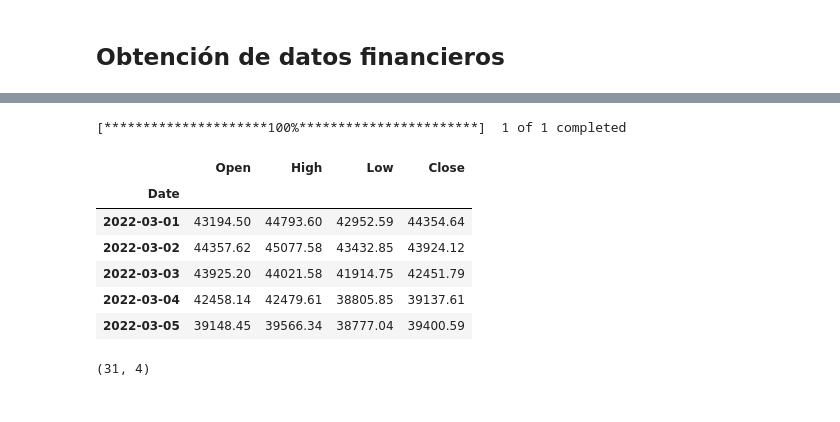
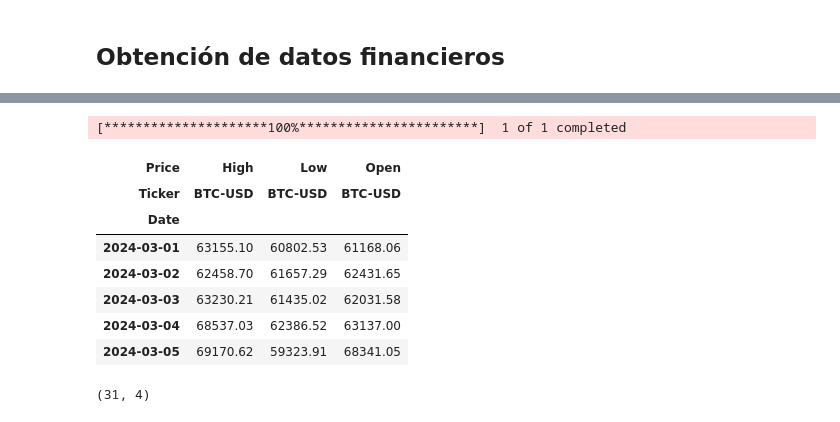
Before and after one commit to Viny2030/UMSA-Analisis_de_datos, a Jupyter notebook: pd_03.ipynb, the cells around one changed output, grey strips where cells are left out. Saved outputs shown, nothing was run; the diff lists cells and outputs as text; code cells hidden in the pictures.

```diff
--- a/pd_03.ipynb
+++ b/pd_03.ipynb
@@ -161,16 +164,17 @@ btc_febrero.shape
 # %%
-btc_marzo = yf.download("BTC-USD", start="2022-03-01", end="2022-04-01").round(2)
-btc_marzo.drop(columns=["Volume","Adj Close"], inplace=True)
+btc_marzo = yf.download("BTC-USD", start="2024-03-01", end="2024-04-01").round(2)
+btc_marzo.drop(columns=["Volume","Close"], inplace=True)
 btc_marzo.head()
 # %% [output]
 [*********************100%***********************]  1 of 1 completed
-|  | Open | High | Low | Close |
-| Date |  |  |  |  |
-| 2022-03-01 | 43194.50 | 44793.60 | 42952.59 | 44354.64 |
-| 2022-03-02 | 44357.62 | 45077.58 | 43432.85 | 43924.12 |
-| 2022-03-03 | 43925.20 | 44021.58 | 41914.75 | 42451.79 |
-| 2022-03-04 | 42458.14 | 42479.61 | 38805.85 | 39137.61 |
-| 2022-03-05 | 39148.45 | 39566.34 | 38777.04 | 39400.59 |
+| Price | High | Low | Open |
+| Ticker | BTC-USD | BTC-USD | BTC-USD |
+| Date |  |  |  |
+| 2024-03-01 | 63155.10 | 60802.53 | 61168.06 |
+| 2024-03-02 | 62458.70 | 61657.29 | 62431.65 |
+| 2024-03-03 | 63230.21 | 61435.02 | 62031.58 |
+| 2024-03-04 | 68537.03 | 62386.52 | 63137.00 |
+| 2024-03-05 | 69170.62 | 59323.91 | 68341.05 |
 # %%
 btc_marzo.shape
 # %% [output]
```
Also changed, not shown: parts of 17 cells of this notebook.
